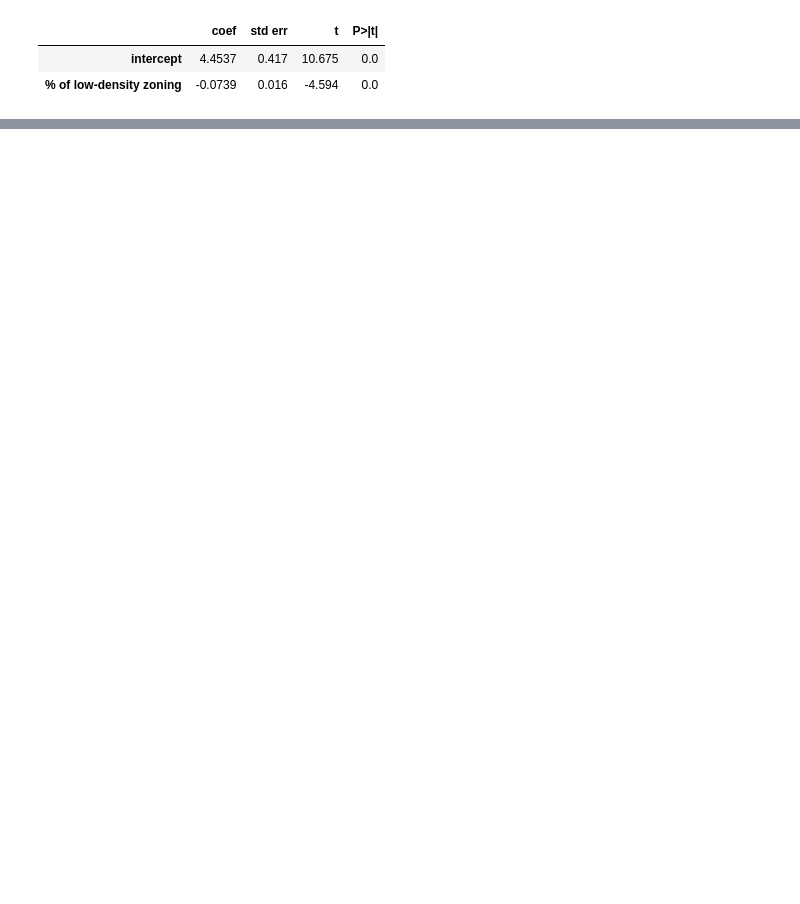
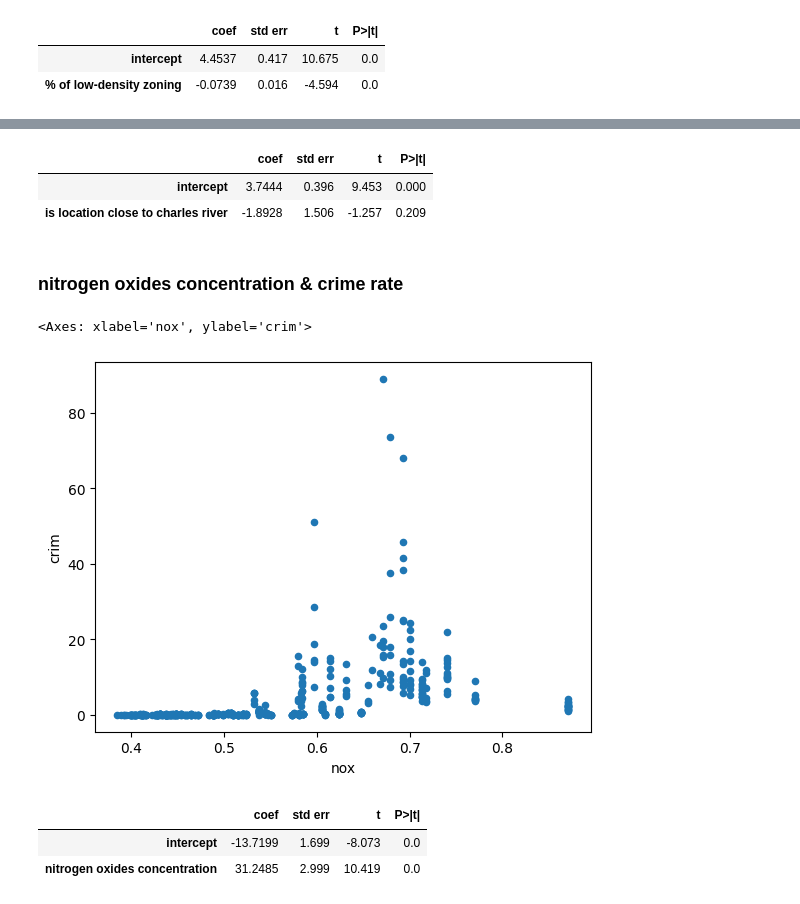
Before and after one commit to caoa0816/ISLP_labs, a Jupyter notebook: main/ch03_exercise.ipynb, the cells around one changed output, grey strips where cells are left out. Saved outputs shown, nothing was run; the diff lists cells and outputs as text; code cells hidden in the pictures; blank space fills up the shorter version.

```diff
--- a/main/ch03_exercise.ipynb
+++ b/main/ch03_exercise.ipynb
@@ -76,0 +83,29 @@ ax = boston.plot.scatter('zn', 'crim')
+# %%
+x = pd.DataFrame(
+    {'intercept': np.ones(row_count),
+    'is location close to charles river': boston['chas']})
+model = sm.OLS(y, x)
+results = model.fit()
+summarize(results)
+# %% [output]
+|  | coef | std err | t | P>|t| |
+| intercept | 3.7444 | 0.396 | 9.453 | 0.000 |
+| is location close to charles river | -1.8928 | 1.506 | -1.257 | 0.209 |
+# %% [markdown]
+### nitrogen oxides concentration & crime rate
+# %%
+boston.plot.scatter('nox', 'crim')
+# %% [output]
+<Axes: xlabel='nox', ylabel='crim'>
+[figure, added]
+# %%
+x = pd.DataFrame(
+    {'intercept': np.ones(row_count),
+    'nitrogen oxides concentration': boston['nox']})
+model = sm.OLS(y, x)
+results = model.fit()
+summarize(results)
+# %% [output]
+|  | coef | std err | t | P>|t| |
+| intercept | -13.7199 | 1.699 | -8.073 | 0.0 |
+| nitrogen oxides concentration | 31.2485 | 2.999 | 10.419 | 0.0 |
```
Also changed, not shown: parts of 40 cells of this notebook.
